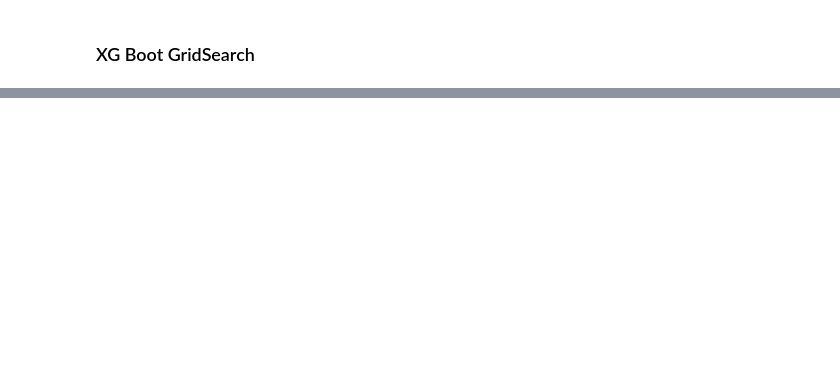
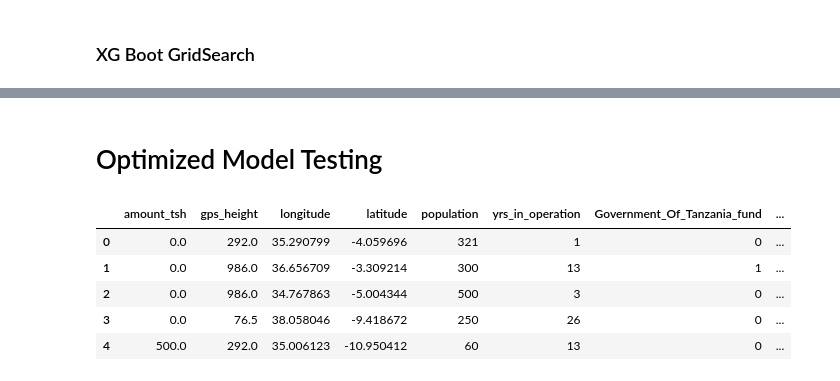
Before and after one commit to tcastanley/Tanzanian-Water-Pump-Analysis, a Jupyter notebook: Tanzanian Water Pump Analysis - Data Modeling Notebook.ipynb, the cells around one changed output, grey strips where cells are left out. Saved outputs shown, nothing was run; the diff lists cells and outputs as text; code cells hidden in the pictures; blank space fills up the shorter version.

```diff
--- a/Tanzanian Water Pump Analysis - Data Modeling Notebook.ipynb
+++ b/Tanzanian Water Pump Analysis - Data Modeling Notebook.ipynb
@@ -1258,0 +1330,14 @@ xgbclf_gridsearch.score(X_test_scaled, y_test)
+# %% [markdown]
+# Optimized Model Testing
+# %%
+test_set = pd.read_csv('test_set_cleaned').drop('Unnamed: 0', axis=1)
+id_list = test_set['id']
+test_set.drop('id', axis=1, inplace=True)
+test_set.head()
+# %% [output]
+|  | amount_tsh | gps_height | longitude | latitude | population | yrs_in_operation | Government_Of_Tanzania_fund | ... |
+| 0 | 0.0 | 292.0 | 35.290799 | -4.059696 | 321 | 1 | 0 | ... |
+| 1 | 0.0 | 986.0 | 36.656709 | -3.309214 | 300 | 13 | 1 | ... |
+| 2 | 0.0 | 986.0 | 34.767863 | -5.004344 | 500 | 3 | 0 | ... |
+| 3 | 0.0 | 76.5 | 38.058046 | -9.418672 | 250 | 26 | 0 | ... |
+| 4 | 500.0 | 292.0 | 35.006123 | -10.950412 | 60 | 13 | 0 | ... |
```
Also changed, not shown: parts of 28 cells of this notebook, 4 other files.
